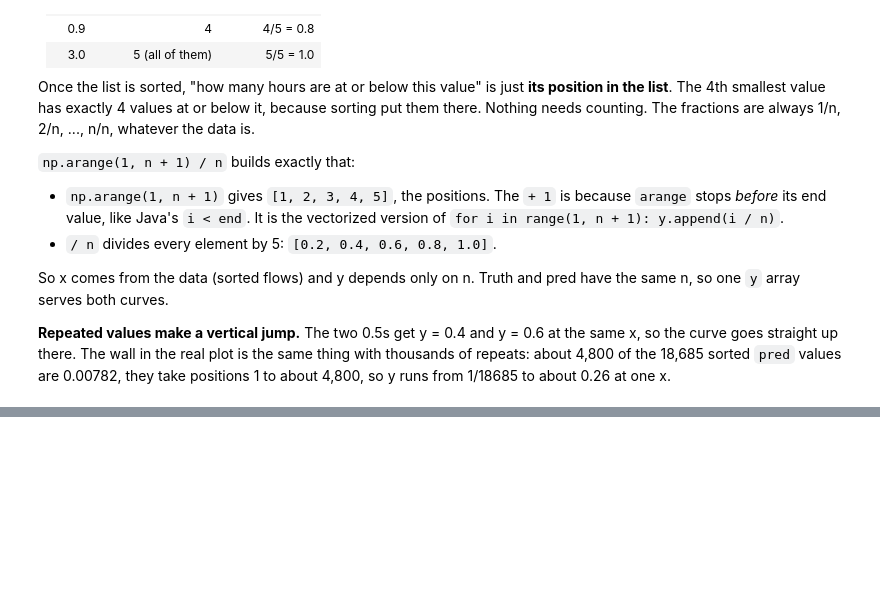
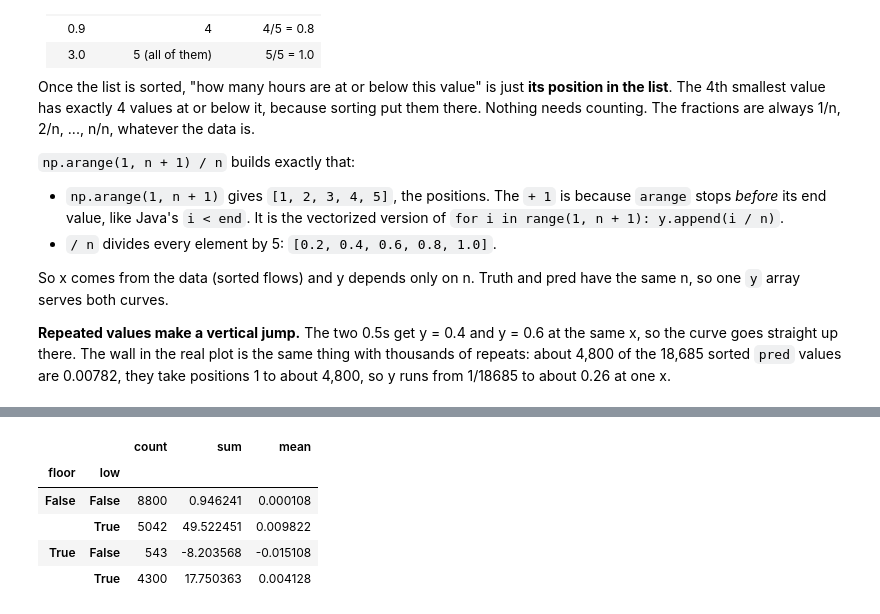
Before and after one commit to nehasrinivasula/mlm26, a Jupyter notebook: plots.ipynb, the cells around one changed output, grey strips where cells are left out. Cells and saved outputs as stored; diff of their text form; code cells hidden in the pictures; blank space fills up the shorter version.

```diff
--- a/plots.ipynb
+++ b/plots.ipynb
@@ -291,0 +465,10 @@ So x comes from the data (sorted flows) and y depends only on n. Truth and pred
+# %%
+plot_df.groupby(["floor", "low"])["diff"].agg(["count", "sum", "mean"]) #groupby is a sorting
+#match with the low flow sum number (of course......)
+# %% [output]
+|  |  | count | sum | mean |
+| floor | low |  |  |  |
+| False | False | 8800 | 0.946241 | 0.000108 |
+|  | True | 5042 | 49.522451 | 0.009822 |
+| True | False | 543 | -8.203568 | -0.015108 |
+|  | True | 4300 | 17.750363 | 0.004128 |
```
Also changed, not shown: parts of 15 cells of this notebook, 30 other files.
